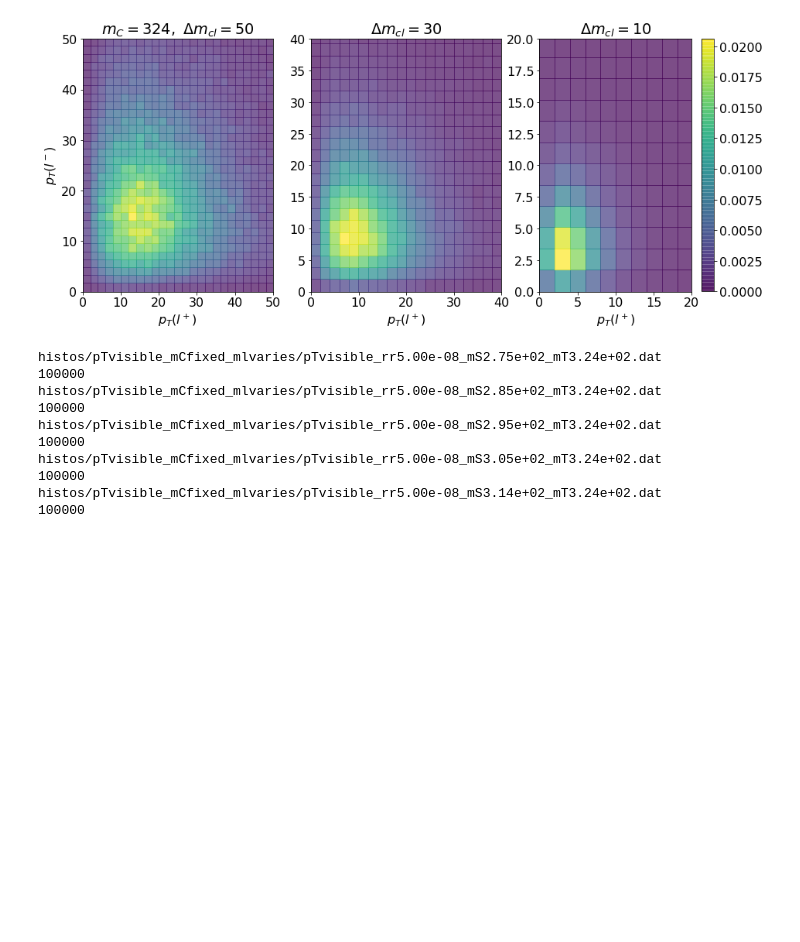
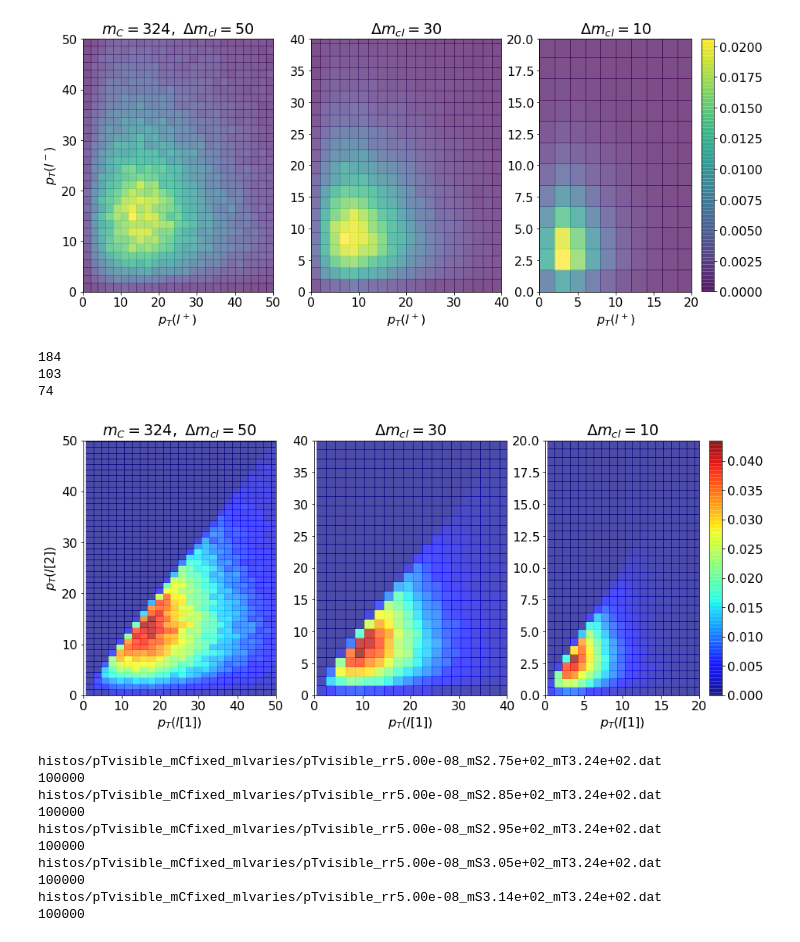
Before and after one commit to anasthesia/SoftLLP, a Jupyter notebook: kinematics/plot_histos.ipynb, the cells around one changed output. Drawn from its saved outputs; the diff is of its cells as text; code cells hidden in the pictures; blank space fills up the shorter version.

```diff
--- a/kinematics/plot_histos.ipynb
+++ b/kinematics/plot_histos.ipynb
@@ -486,6 +486,48 @@ plt.savefig('ptl-corr_different_splittings.png')
 103
 37
 [figure]
+# %%
+#Correlation of pT[1]&pT[2] for mC fixed, ml varies
+
+plt.figure(figsize=(15, 6))
+
+plt.subplot(1, 3, 1)
+histos2DFromFiles('histos/pT-leading-2D_mC324_mlvaries/pT_l1_rr5e-08_mS275.0_mT324.0.dat',\
+                  'histos/pT-leading-2D_mC324_mlvaries/pT_l2_rr5e-08_mS275.0_mT324.0.dat',2)
+plt.xlim(0,50)
+plt.ylim(0,50)
+
+plt.title("$m_C= 324,\ \\Delta m_{cl}=50$")
+plt.xlabel('$p_T(l[1])$')
+plt.ylabel('$p_T(l[2])$')
+
+plt.subplot(1, 3, 2)
+histos2DFromFiles('histos/pT-leading-2D_mC324_mlvaries/pT_l1_rr5e-08_mS295.0_mT324.0.dat',\
+                  'histos/pT-leading-2D_mC324_mlvaries/pT_l2_rr5e-08_mS295.0_mT324.0.dat',2)
+plt.xlim(0,40)
+plt.ylim(0,40)
+
+plt.title("$\\Delta m_{cl}=30$")
+plt.xlabel('$p_T(l[1])$')
+#plt.ylabel('$p_T(l^i)$')
+
+plt.subplot(1, 3, 3)
+histos2DFromFiles('histos/pT-leading-2D_mC324_mlvaries/pT_l1_rr5e-08_mS314.0_mT324.0.dat',\
+                  'histos/pT-leading-2D_mC324_mlvaries/pT_l2_rr5e-08_mS314.0_mT324.0.dat',1)
+plt.xlim(0,20)
+plt.ylim(0,20)
+
+plt.title("$\\Delta m_{cl}=10$")
+plt.xlabel('$p_T(l[1])$')
+#plt.ylabel('$p_T(l^i)$')
+
+plt.colorbar()
+plt.savefig('ptl-leading-corr_different_splittings.png')
+# %% [output]
+184
+103
+74
+[figure, added]
 # %%
 #pTvisible=MET: mC fixed, ml varies
 
```
Also changed, not shown: parts of 3 cells of this notebook, 1 other file.
